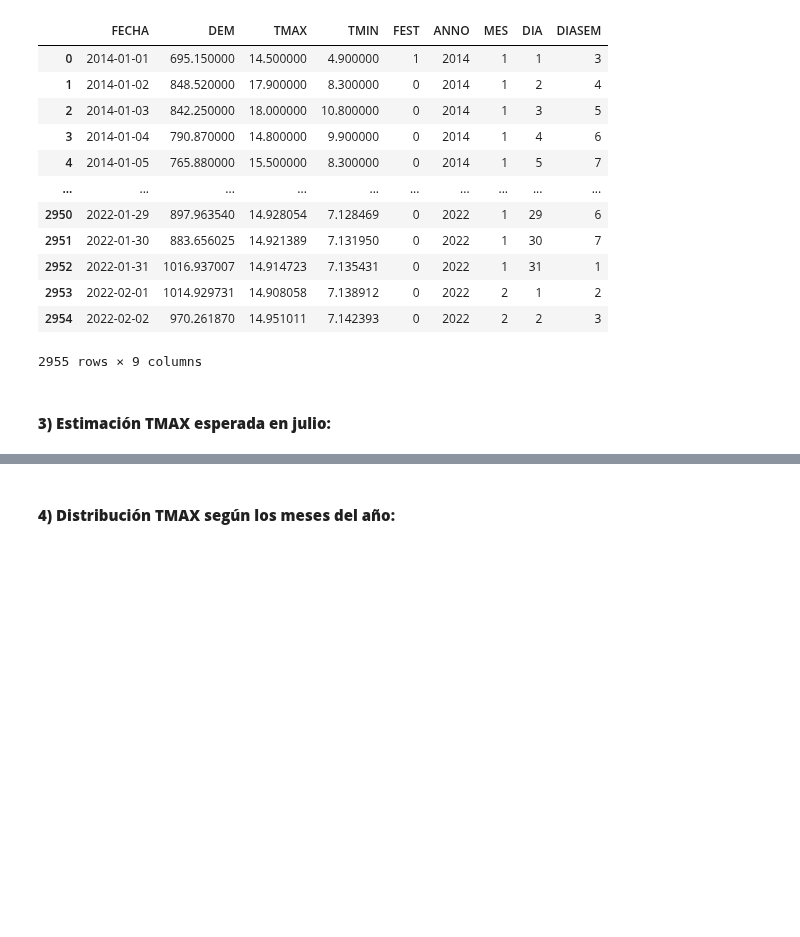
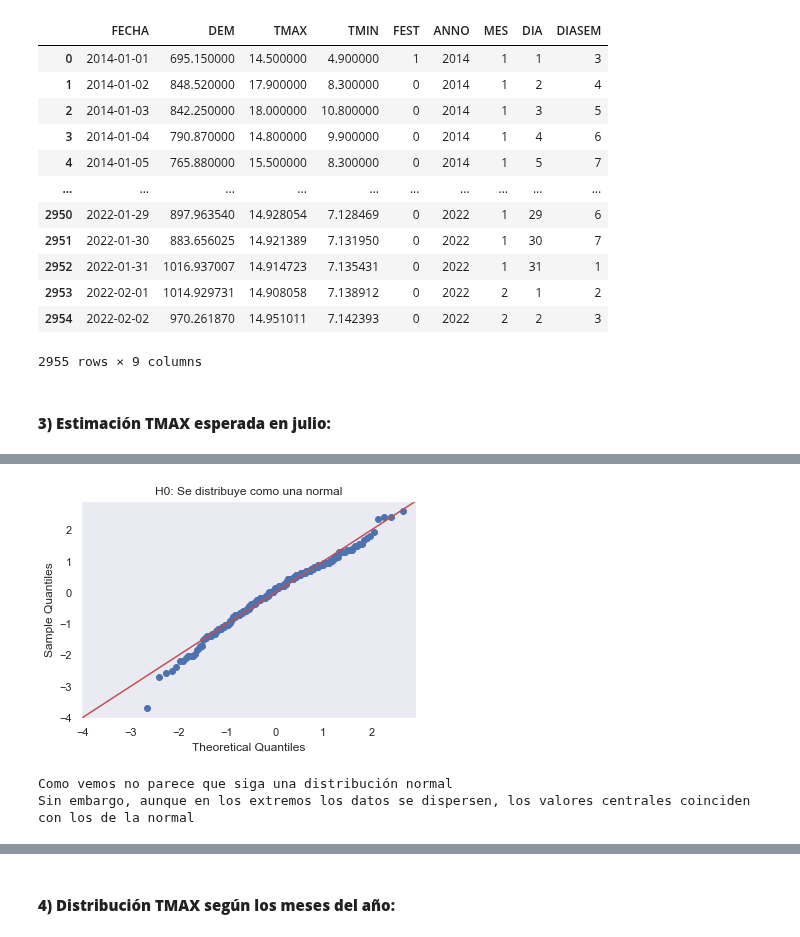
Before and after one commit to SeroviICAI/TRABAJO-1-ESTADISTICA-DESCRIPTIVA, a Jupyter notebook: notebooks/inferencia.ipynb, the cells around one changed output, grey strips where cells are left out. Cells and saved outputs as stored; diff of their text form; code cells hidden in the pictures; blank space fills up the shorter version.

```diff
--- a/notebooks/inferencia.ipynb
+++ b/notebooks/inferencia.ipynb
@@ -63,0 +95,15 @@ stats.norm.interval(alpha=0.95,
+# %%
+# nombre de la distribución teórica que se contrasta (norm, uniform, triang, expon, ...)
+distribucion_teo = stats.norm
+
+# genera qqplot de la variable x
+sm.qqplot(x, line='45', fit=True, dist=distribucion_teo)
+plt.title('H0: Se distribuye como una normal')
+plt.savefig('../reports/figures/QQplot julio.png', bbox_inches='tight')
+plt.show()
+print('Como vemos no parece que siga una distribución normal')
+print('Sin embargo, aunque en los extremos los datos se dispersen, los valores centrales coinciden con los de la normal')
+# %% [output]
+[figure, added]
+Como vemos no parece que siga una distribución normal
+Sin embargo, aunque en los extremos los datos se dispersen, los valores centrales coinciden con los de la normal
```
Also changed, not shown: parts of 11 cells of this notebook, 2 other files.
